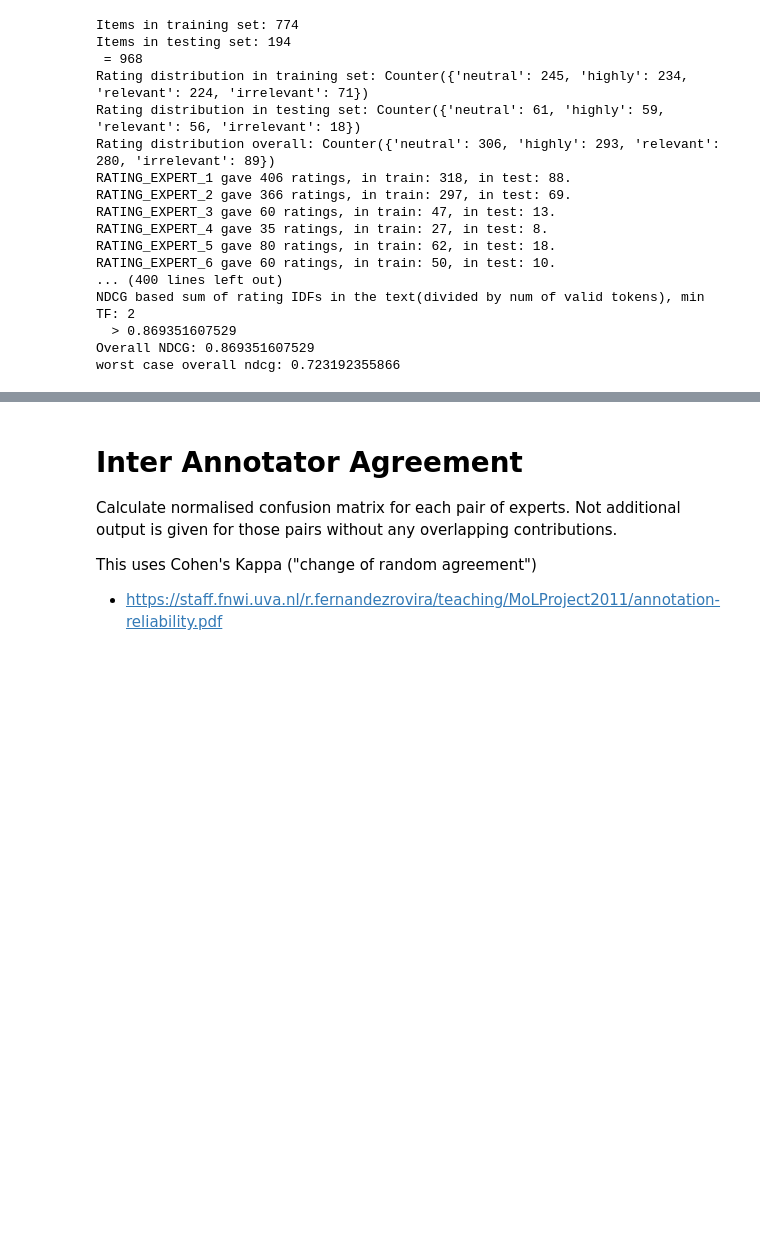
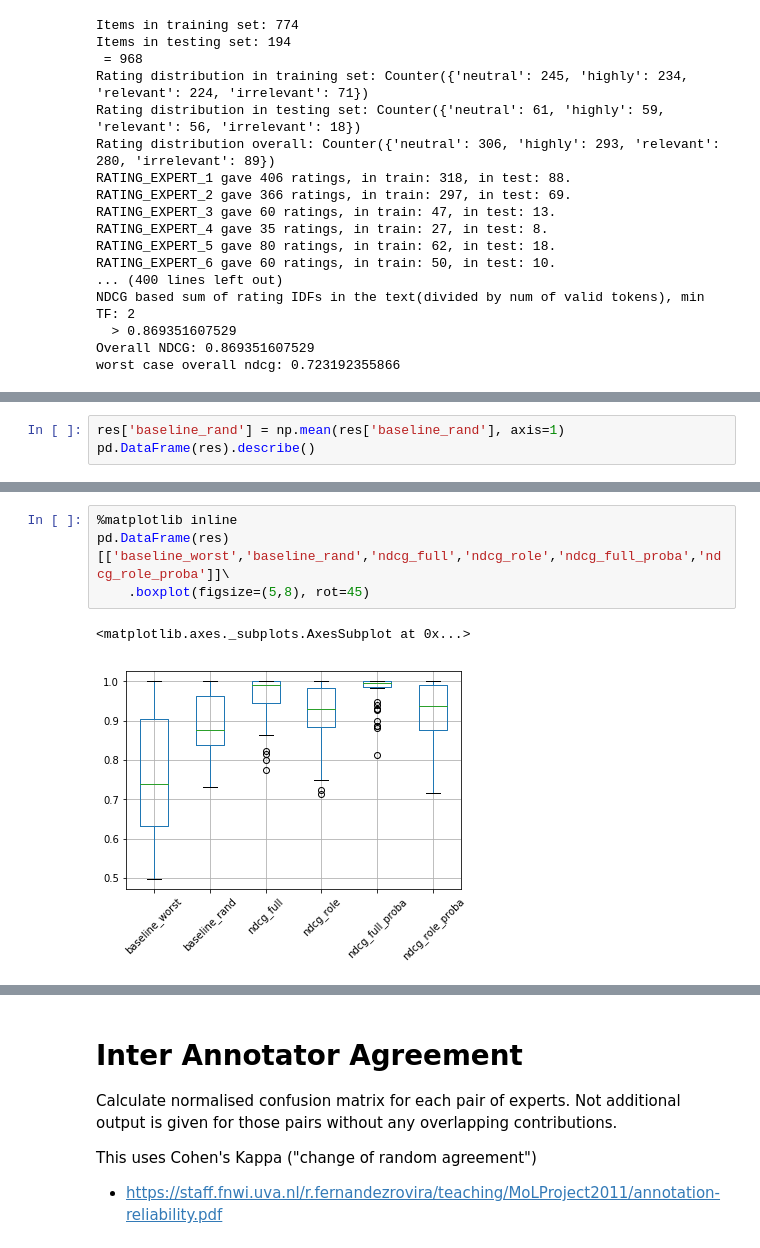
Before and after one commit to TimRepke/feiii2017, a Jupyter notebook: FEIII Challenge SVM.ipynb, the cells around one changed output, grey strips where cells are left out. Saved outputs shown, nothing was run; the diff lists cells and outputs as text; blank space fills up the shorter version.

```diff
--- a/FEIII Challenge SVM.ipynb
+++ b/FEIII Challenge SVM.ipynb
@@ -2190,0 +2601,3 @@ pd.DataFrame(res).describe()
+# %%
+res['baseline_rand'] = np.mean(res['baseline_rand'], axis=1)
+pd.DataFrame(res).describe()
@@ -2190,0 +2626,7 @@ pd.DataFrame(res).describe()
+# %%
+%matplotlib inline
+pd.DataFrame(res)[['baseline_worst','baseline_rand','ndcg_full','ndcg_role','ndcg_full_proba','ndcg_role_proba']]\
+    .boxplot(figsize=(5,8), rot=45)
+# %% [output]
+<matplotlib.axes._subplots.AxesSubplot at 0x...>
+[figure, added]
```
Also changed, not shown: parts of 45 cells of this notebook.
